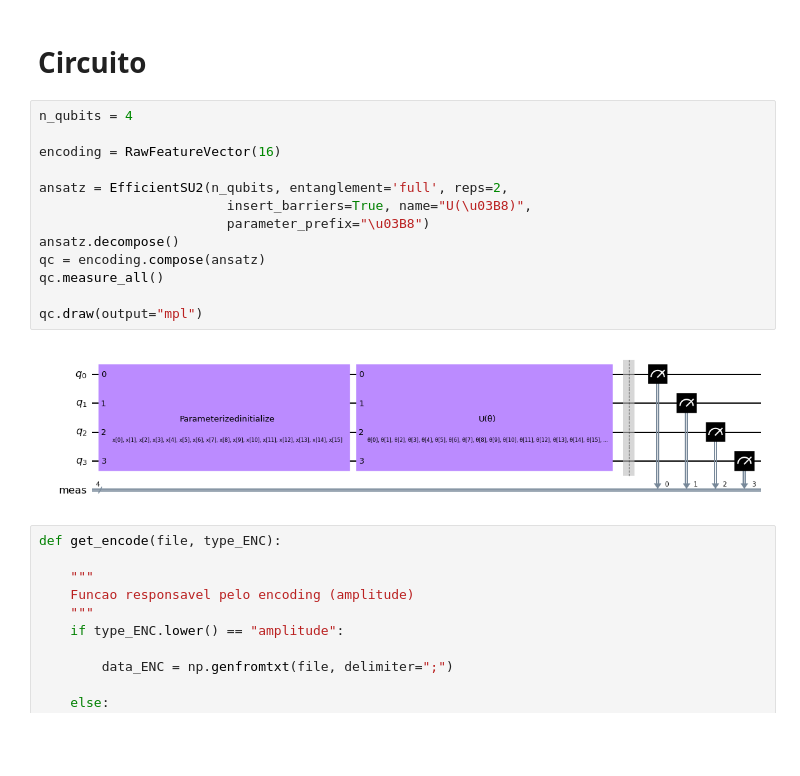
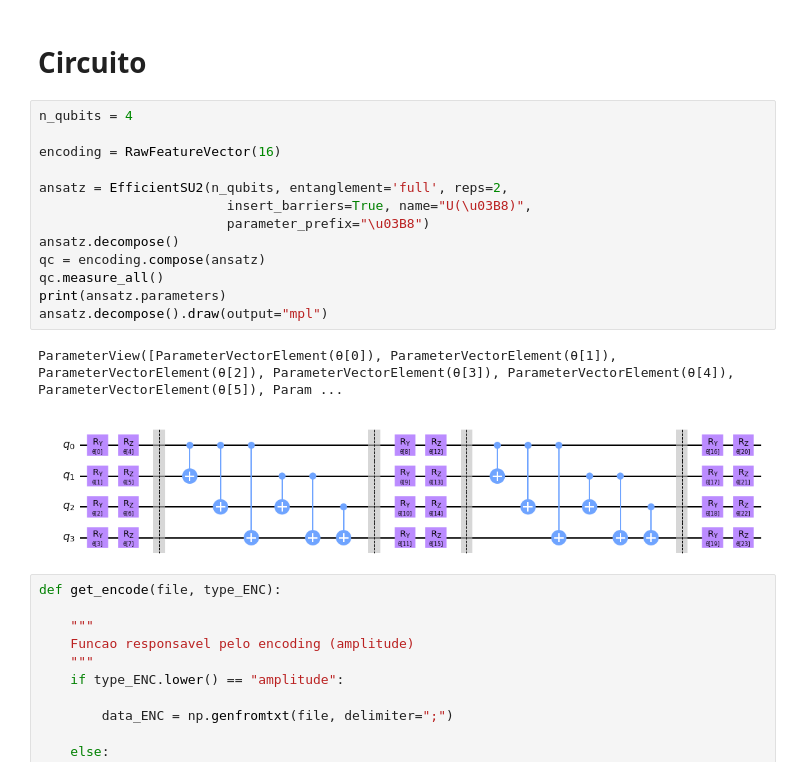
Before and after one commit to mArcio-Lmano/Ciencia-de-Dados-Quant-2121, a Jupyter notebook: VQC.ipynb, the cells around one changed output. Saved outputs shown, nothing was run; the diff lists cells and outputs as text; blank space fills up the shorter version.

```diff
--- a/VQC.ipynb
+++ b/VQC.ipynb
@@ -22,18 +22,19 @@ DIR_cls_test = "Encode_data/amp_enc_data_set_test_classes.csv"
 # %%
 n_qubits = 4
 
 encoding = RawFeatureVector(16)
 
 ansatz = EfficientSU2(n_qubits, entanglement='full', reps=2,
                         insert_barriers=True, name="U(\u03B8)",
                         parameter_prefix="\u03B8")
 ansatz.decompose()
 qc = encoding.compose(ansatz)
 qc.measure_all()
-
-qc.draw(output="mpl")
+print(ansatz.parameters)
+ansatz.decompose().draw(output="mpl")
 # %% [output]
+ParameterView([ParameterVectorElement(θ[0]), ParameterVectorElement(θ[1]), ParameterVectorElement(θ[2]), ParameterVectorElement(θ[3]), ParameterVectorElement(θ[4]), ParameterVectorElement(θ[5]), Param ...
-[figure, old version]
+[figure, new version]
 # %%
 def get_encode(file, type_ENC):
 
```
Also changed, not shown: parts of 3 cells of this notebook.
